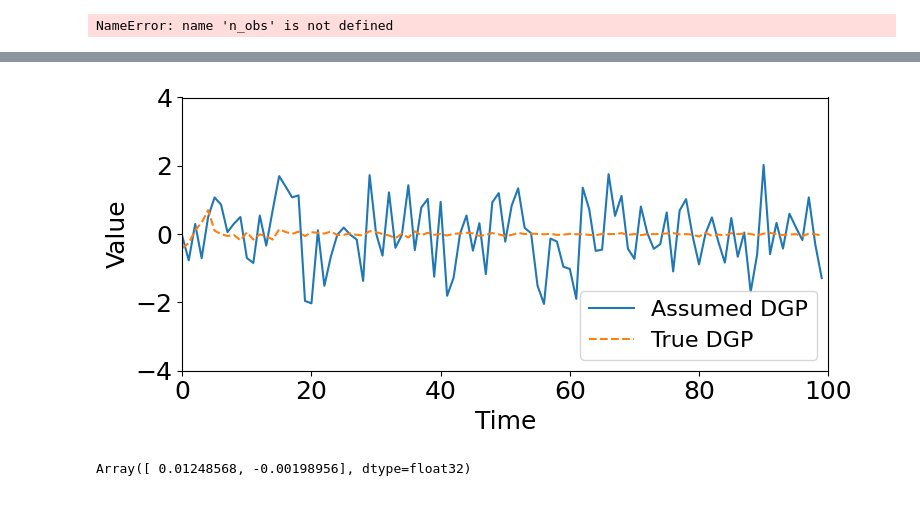
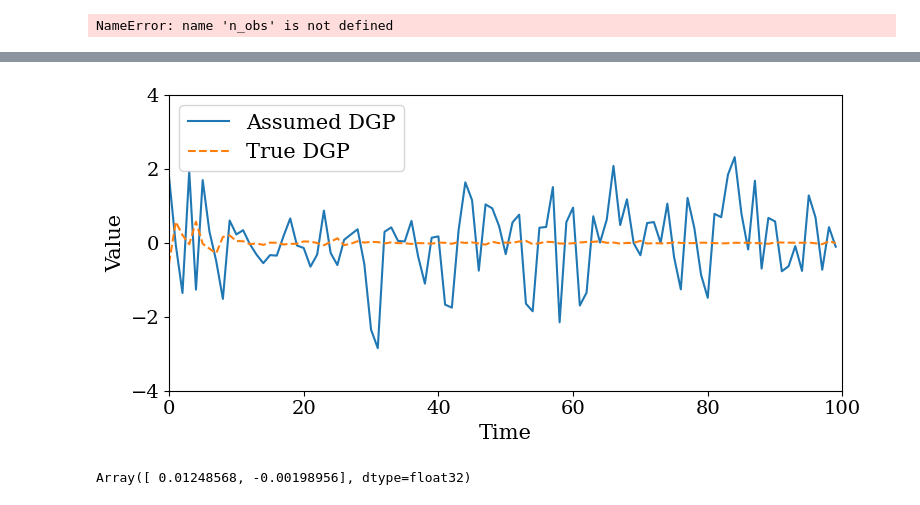
Before and after one commit to RyanJafefKelly/mm_sbi_review, a Jupyter notebook: notebooks/plotting_notebook.ipynb, the cells around one changed output, grey strips where cells are left out. Cells and saved outputs as stored; diff of their text form; code cells hidden in the pictures.

```diff
--- a/notebooks/plotting_notebook.ipynb
+++ b/notebooks/plotting_notebook.ipynb
@@ -77,40 +81,57 @@ plt.show()
 # %%
-plt.rcParams.update({'font.size': 18})
+import matplotlib.pyplot as plt
+import jax.random as random
+import jax.numpy as jnp
+from mm_sbi_review.examples.misspec_ma1 import assumed_dgp, calculate_summary_statistics, true_dgp
+
+# Enable LaTeX rendering and set font to match LaTeX document
+plt.rcParams.update({
+    # "text.usetex": True,  # Use LaTeX for text rendering
+    "font.family": "serif",  # Match LaTeX's default serif font
+    "font.size": 15,  # Adjust font size to match main text
+    "axes.labelsize": 15,  # Match axis label size
+    "axes.titlesize": 15,  # Match title size
+    "legend.fontsize": 15,  # Match legend font size
+    "xtick.labelsize": 14,  # Match tick label size
+    "ytick.labelsize": 14,  # Match tick label size
+})
 
 # Generate full dataset for assumed DGP
+key = random.PRNGKey(0)  # Ensure reproducibility
 key, subkey = random.split(key)
 n_obs = 100
 t1 = jnp.array([0])
 ssx = assumed_dgp(subkey, t1, n_obs).flatten()
 
 # Generate full dataset for true DGP
 key, subkey = random.split(key)
 ssy = true_dgp(subkey).flatten()
 
 # Create a single figure
 plt.figure(figsize=(8, 4))
 
 # Plot both time series
 plt.plot(ssx, label='Assumed DGP', color='tab:blue', linewidth=1.5)
 plt.plot(ssy, label='True DGP', color='tab:orange', linewidth=1.5, linestyle='--')
 
-# Add title and labels
-# plt.title(r'Comparison of Assumed and True DGP Time Series', fontsize=14)
-plt.xlabel(r'Time', fontsize=18)
-plt.ylabel(r'Value', fontsize=18)
+# Add labels and title
+plt.xlabel('Time')
+plt.ylabel('Value')
 plt.ylim([-3.0, 3.0])
 
 # Add grid and legend
 plt.grid(False)
-plt.legend(fontsize=16)
+plt.legend()
 plt.xlim([0, 100])
 plt.ylim([-4.0, 4.0])
+plt.yticks([-4, -2, 0, 2, 4])
+
 # Adjust layout and save
 plt.tight_layout()
 plt.savefig('dgp_time_series_comparison.pdf', dpi=300)
 plt.show()
 # %% [output]
-[figure, old version]
+[figure, new version]
 # %%
 key, subkey = random.split(key)
 ssy = calculate_summary_statistics(true_dgp(subkey))
```
Also changed, not shown: parts of 1 cell of this notebook, 10 other files.
